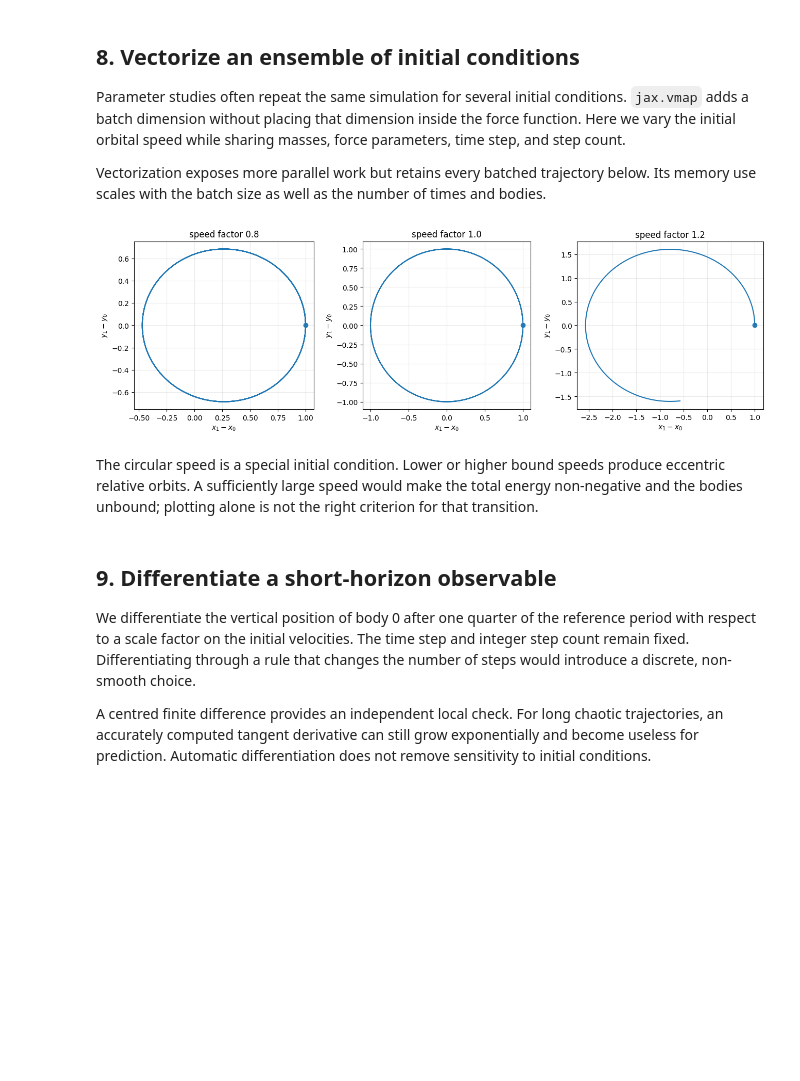
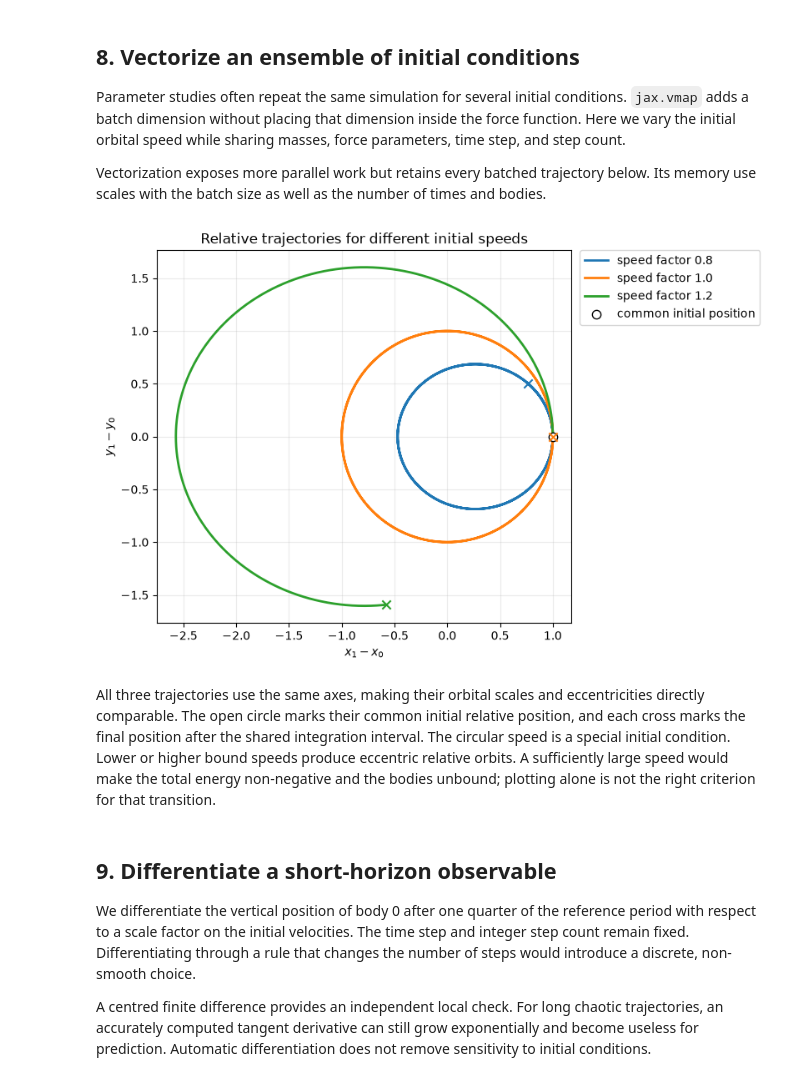
Before and after one commit to gjbex/Python-on-GPUs, a Jupyter notebook: source-code/jax/n_body.ipynb, the cells around one changed output. Cells and saved outputs as stored; diff of their text form; code cells hidden in the pictures; blank space fills up the shorter version.

Commit message:
Improve visualisation of initial condition sweep

```diff
--- a/source-code/jax/n_body.ipynb
+++ b/source-code/jax/n_body.ipynb
@@ -519,39 +519,69 @@ Vectorization exposes more parallel work but retains every batched trajectory be
 # %%
 speed_factors = jnp.array([0.8, 1.0, 1.2])
 velocity_ensemble = speed_factors[:, None, None] * initial_velocities[None, :, :]
 
 def simulate_one_velocity(velocities):
     return simulate_history(
         initial_positions,
         velocities,
         masses,
         gravitational_constant,
         softening,
         dt,
         n_steps,
     )
 
 
 simulate_ensemble = jax.jit(jax.vmap(simulate_one_velocity))
 ensemble_positions, _ = simulate_ensemble(velocity_ensemble)
 ensemble_positions.block_until_ready()
 
-fig, axes = plt.subplots(1, 3, figsize=(13, 4), constrained_layout=True)
-for index, (ax, factor) in enumerate(zip(axes, np.asarray(speed_factors))):
+fig, ax = plt.subplots(figsize=(7.5, 6))
+for index, factor in enumerate(np.asarray(speed_factors)):
     relative_position = np.asarray(
         ensemble_positions[index, :, 1, :]
         - ensemble_positions[index, :, 0, :]
     )
-    ax.plot(relative_position[:, 0], relative_position[:, 1])
-    ax.scatter(*relative_position[0], marker="o")
-    ax.set(title=f"speed factor {factor:.1f}", xlabel=r"$x_1-x_0$", ylabel=r"$y_1-y_0$")
-    ax.set_aspect("equal")
-    ax.grid(alpha=0.25)
+    (line,) = ax.plot(
+        relative_position[:, 0],
+        relative_position[:, 1],
+        linewidth=2,
+        label=f"speed factor {factor:.1f}",
+    )
+    ax.scatter(
+        *relative_position[-1],
+        color=line.get_color(),
+        marker="x",
+        s=55,
+        zorder=6,
+    )
+
+initial_relative_position = np.asarray(
+    initial_positions[1] - initial_positions[0]
+)
+ax.scatter(
+    *initial_relative_position,
+    facecolors="white",
+    edgecolors="black",
+    marker="o",
+    s=55,
+    label="common initial position",
+    zorder=5,
+)
+ax.set(
+    xlabel=r"$x_1-x_0$",
+    ylabel=r"$y_1-y_0$",
+    title="Relative trajectories for different initial speeds",
+)
+ax.set_aspect("equal", adjustable="box")
+ax.legend(loc="upper left", bbox_to_anchor=(1.02, 1.0), borderaxespad=0.0)
+ax.grid(alpha=0.25)
+fig.tight_layout()
 plt.show()
 # %% [output]
-[figure, old version]
+[figure, new version]
 # %% [markdown]
-The circular speed is a special initial condition. Lower or higher bound speeds produce eccentric relative orbits. A sufficiently large speed would make the total energy non-negative and the bodies unbound; plotting alone is not the right criterion for that transition.
+All three trajectories use the same axes, making their orbital scales and eccentricities directly comparable. The open circle marks their common initial relative position, and each cross marks the final position after the shared integration interval. The circular speed is a special initial condition. Lower or higher bound speeds produce eccentric relative orbits. A sufficiently large speed would make the total energy non-negative and the bodies unbound; plotting alone is not the right criterion for that transition.
 # %% [markdown]
 ## 9. Differentiate a short-horizon observable
 
```
Also changed, not shown: 2 other files.
